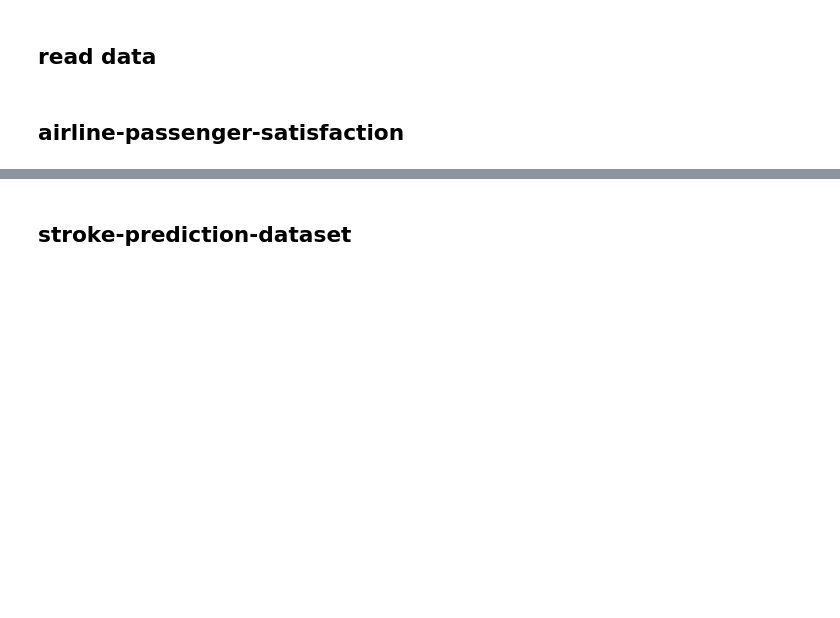
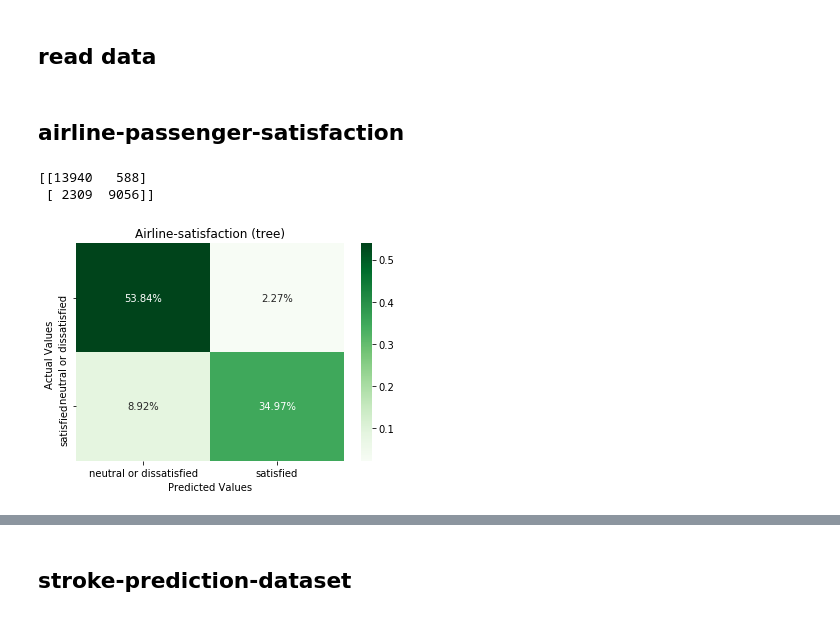
Before and after one commit to kusmierz2021/UMA, a Jupyter notebook: preprepared_solutions.ipynb, the cells around one changed output, grey strips where cells are left out. Cells and saved outputs as stored; diff of their text form; code cells hidden in the pictures; blank space fills up the shorter version.

```diff
--- a/preprepared_solutions.ipynb
+++ b/preprepared_solutions.ipynb
@@ -53,31 +46,35 @@ test_df = transform_categorical(test_df, airline_passenger_satisfaction)
 # %%
 tree_airline_passenger_satisfaction = tree.DecisionTreeClassifier(max_depth = 4)
 tree_airline_passenger_satisfaction.fit(train_df, y_train)
 
 # metrics.plot_roc_curve(tree_airline_passenger_satisfaction, test_df, y_test)
 predicted = tree_airline_passenger_satisfaction.predict(test_df)
 
 
 proper = y_test
-conf_matrix = confusion_matrix(proper, predicted)
+conf_matrix = metrics.confusion_matrix(proper, predicted)
 
 print(conf_matrix)
 
 
 
 ax = sns.heatmap(conf_matrix/np.sum(conf_matrix), annot=True, fmt='.2%', cmap='Greens')
 
 ax.set_title('Airline-satisfaction (tree)')
 ax.set_xlabel('Predicted Values')
 ax.set_ylabel('Actual Values ')
 
 ## Ticket labels - List must be in alphabetical order
 labels = ['neutral or dissatisfied', 'satisfied']
 ax.xaxis.set_ticklabels(labels)
 ax.yaxis.set_ticklabels(labels)
 
 ## Display the visualization of the Confusion Matrix.
 plt.show()
+# %% [output]
+[[13940   588]
+ [ 2309  9056]]
+[figure, added]
 # %%
 
 forest_airline_passenger_satisfaction = RandomForestClassifier(max_depth=4)
```
Also changed, not shown: parts of 14 cells of this notebook.
